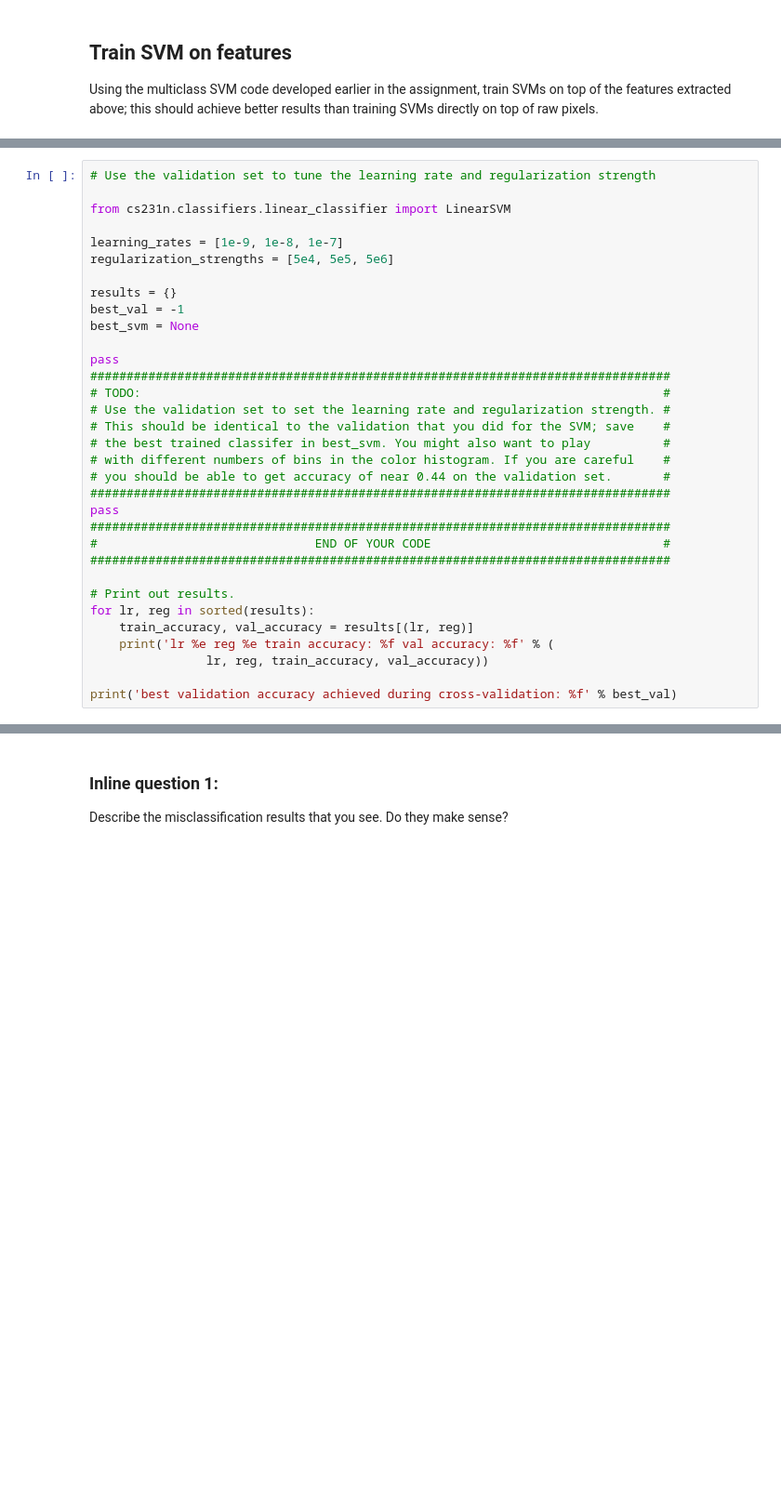
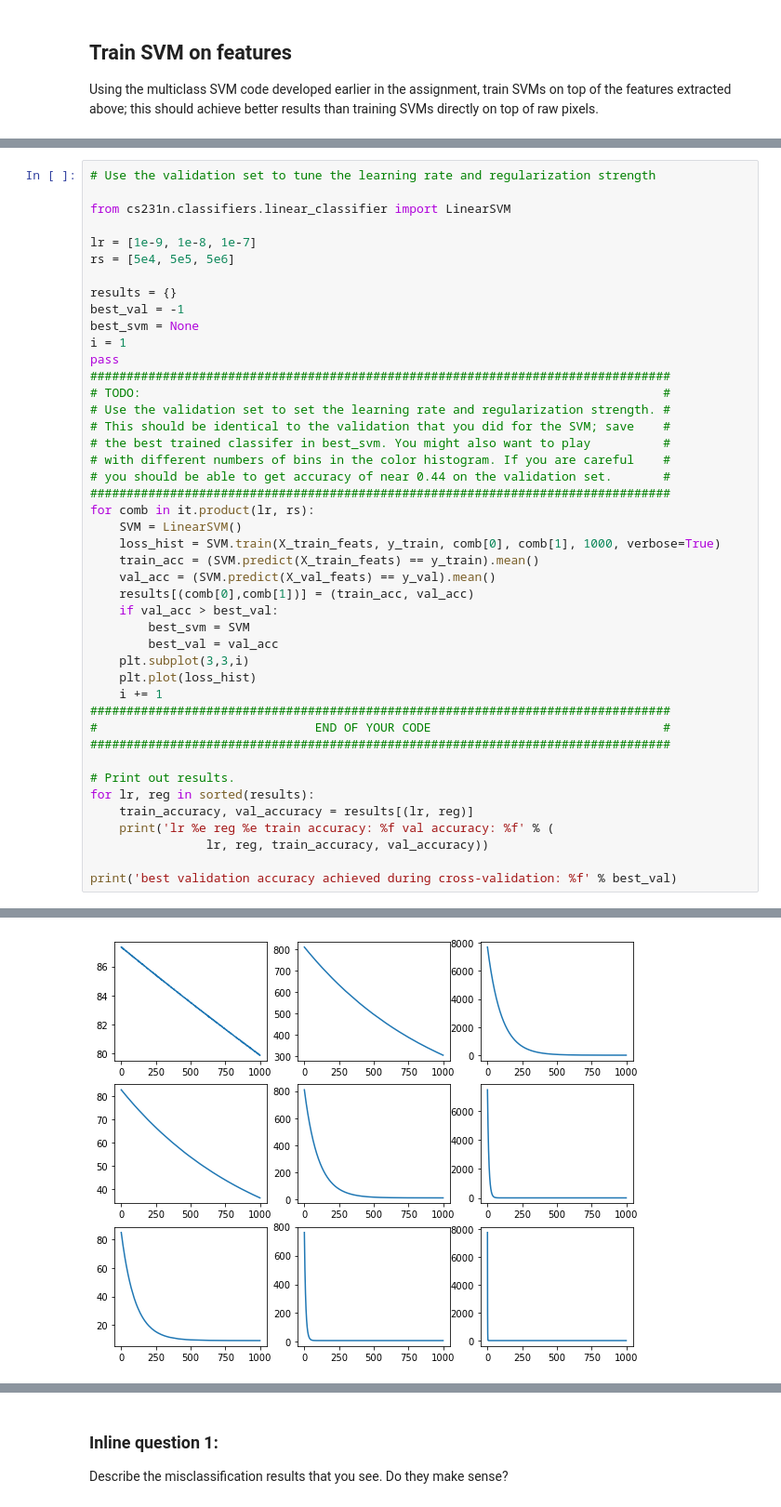
Before and after one commit to barnrang/CS231-Assignment, a Jupyter notebook: assignment1/features.ipynb, the cells around one changed output, grey strips where cells are left out. Shown at 93% size. Drawn from its saved outputs; the diff is of its cells as text; blank space fills up the shorter version.

```diff
--- a/assignment1/features.ipynb
+++ b/assignment1/features.ipynb
@@ -101,13 +119,13 @@ Using the multiclass SVM code developed earlier in the assignment, train SVMs on
 
 from cs231n.classifiers.linear_classifier import LinearSVM
 
-learning_rates = [1e-9, 1e-8, 1e-7]
-regularization_strengths = [5e4, 5e5, 5e6]
+lr = [1e-9, 1e-8, 1e-7]
+rs = [5e4, 5e5, 5e6]
 
 results = {}
 best_val = -1
 best_svm = None
-
+i = 1
 pass
 ################################################################################
 # TODO:                                                                        #
@@ -117,7 +135,18 @@ pass
 # with different numbers of bins in the color histogram. If you are careful    #
 # you should be able to get accuracy of near 0.44 on the validation set.       #
 ################################################################################
-pass
+for comb in it.product(lr, rs):
+    SVM = LinearSVM()
+    loss_hist = SVM.train(X_train_feats, y_train, comb[0], comb[1], 1000, verbose=True)
+    train_acc = (SVM.predict(X_train_feats) == y_train).mean()
+    val_acc = (SVM.predict(X_val_feats) == y_val).mean()
+    results[(comb[0],comb[1])] = (train_acc, val_acc)
+    if val_acc > best_val:
+        best_svm = SVM
+        best_val = val_acc
+    plt.subplot(3,3,i)
+    plt.plot(loss_hist)
+    i += 1
 ################################################################################
 #                              END OF YOUR CODE                                #
 ################################################################################
@@ -129,3 +158,4 @@ for lr, reg in sorted(results):
                 lr, reg, train_accuracy, val_accuracy))
 
 print('best validation accuracy achieved during cross-validation: %f' % best_val)
+# %% [output]
@@ -132,3 +179,4 @@ print('best validation accuracy achieved during cross-validation: %f' % best_val
+[figure, added]
 # %%
 # Evaluate your trained SVM on the test set
 y_test_pred = best_svm.predict(X_test_feats)
```
Also changed, not shown: parts of 8 cells of this notebook, 30 other files.
